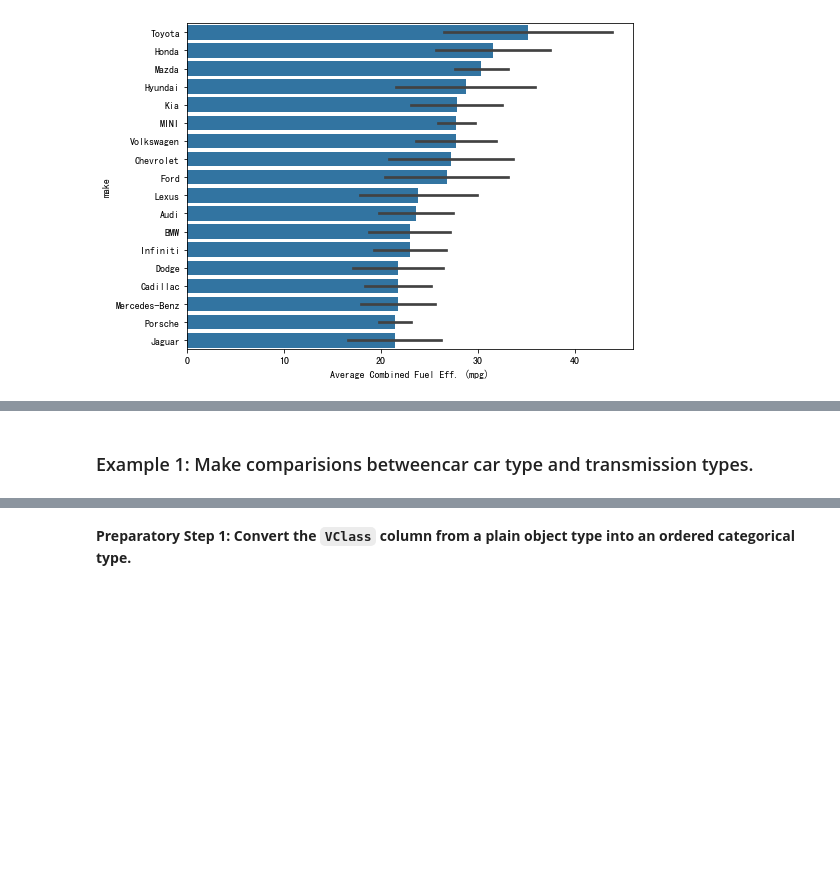
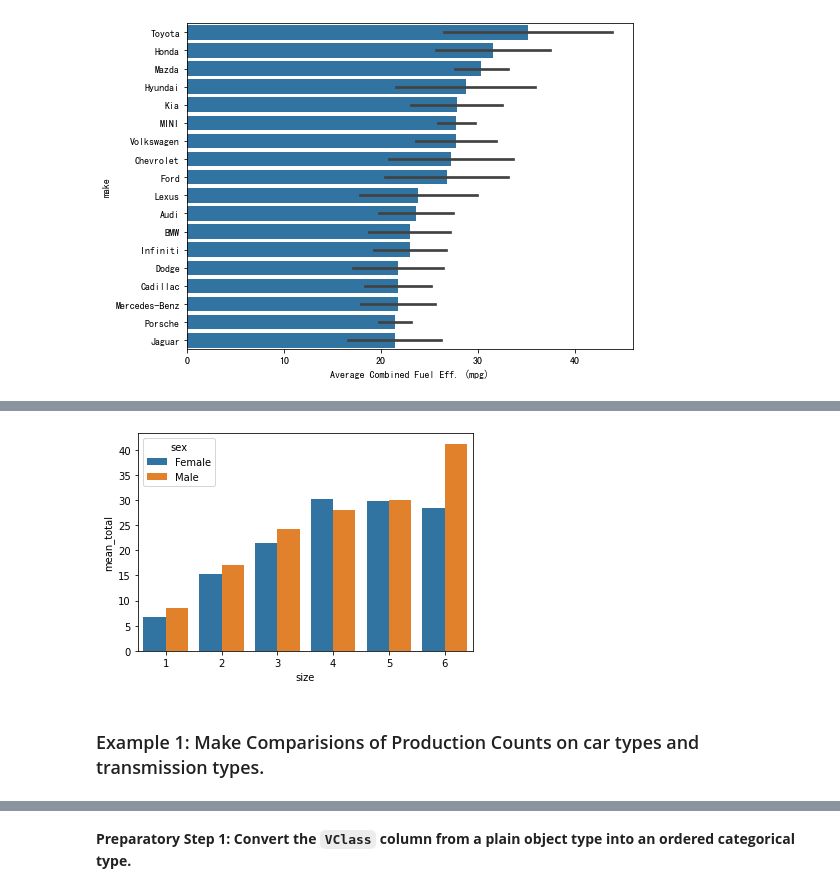
Before and after one commit to Alex-YuZ/Visualization-Using-Python, a Jupyter notebook: Bar_Chart.ipynb, the cells around one changed output, grey strips where cells are left out. Drawn from its saved outputs; the diff is of its cells as text; code cells hidden in the pictures; blank space fills up the shorter version.

Commit message:
feat: Add  dataset to draw clustered bars demo

```diff
--- a/Bar_Chart.ipynb
+++ b/Bar_Chart.ipynb
@@ -431,0 +453,3 @@ In a clustered bar chart, bars are organized into clusters based on levels of th
+# %%
+tips_df = pd.read_csv('~/Downloads/projects_on_GitHub/public_datasets/seaborn/tips.csv')
+tips_df.sample(10)
@@ -432,5 +503,12 @@ In a clustered bar chart, bars are organized into clusters based on levels of th
+# %%
+# See above
+clustered_df = tips_df.groupby(['size', 'sex']).agg(mean_total=('total_bill', 'mean')).reset_index()
+# %%
+sns.barplot(data=clustered_df, x='size', y='mean_total', hue='sex');
+# %% [output]
+[figure, added]
 # %% [markdown]
-### Example 1: Make comparisions betweencar car type and transmission types.
+### Example 1: Make Comparisions of Production Counts on car types and transmission types.
 # %%
 fuel_econ = pd.read_csv('fuel-econ.csv')
 fuel_econ.head()
```
Also changed, not shown: parts of 6 cells of this notebook.
